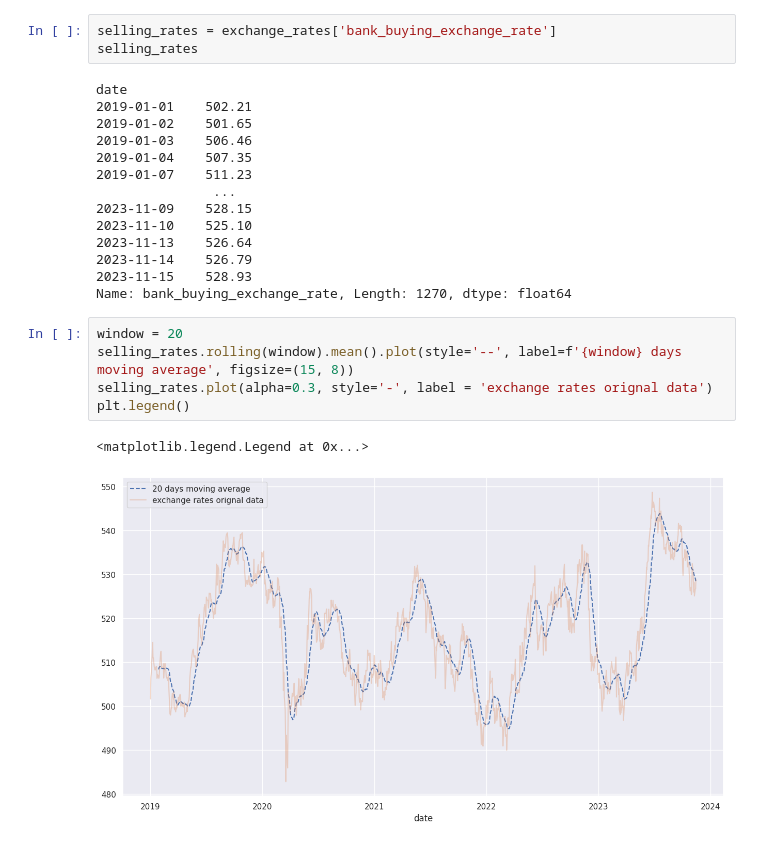
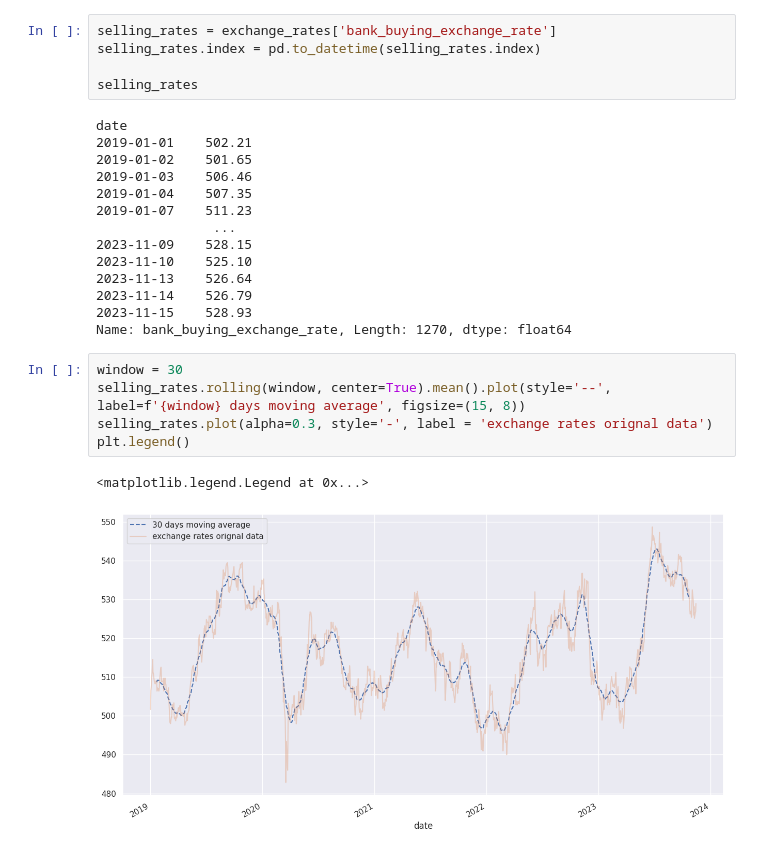
Before and after one commit to 5JKY/Project, a Jupyter notebook: ma_test.ipynb, the cells around one changed output. Saved outputs shown, nothing was run; the diff lists cells and outputs as text.

```diff
--- a/ma_test.ipynb
+++ b/ma_test.ipynb
@@ -42,6 +42,8 @@ exchange_rates
 1270 rows × 3 columns
 # %%
 selling_rates = exchange_rates['bank_buying_exchange_rate']
+selling_rates.index = pd.to_datetime(selling_rates.index)
+
 selling_rates
 # %% [output]
 date
@@ -58,10 +60,10 @@ date
 2023-11-15    528.93
 Name: bank_buying_exchange_rate, Length: 1270, dtype: float64
 # %%
-window = 20
-selling_rates.rolling(window).mean().plot(style='--', label=f'{window} days moving average', figsize=(15, 8))
+window = 30
+selling_rates.rolling(window, center=True).mean().plot(style='--', label=f'{window} days moving average', figsize=(15, 8))
 selling_rates.plot(alpha=0.3, style='-', label = 'exchange rates orignal data')
 plt.legend()
 # %% [output]
 <matplotlib.legend.Legend at 0x...>
-[figure, old version]
+[figure, new version]
```
Also changed, not shown: parts of 1 cell of this notebook, 1 other file.
